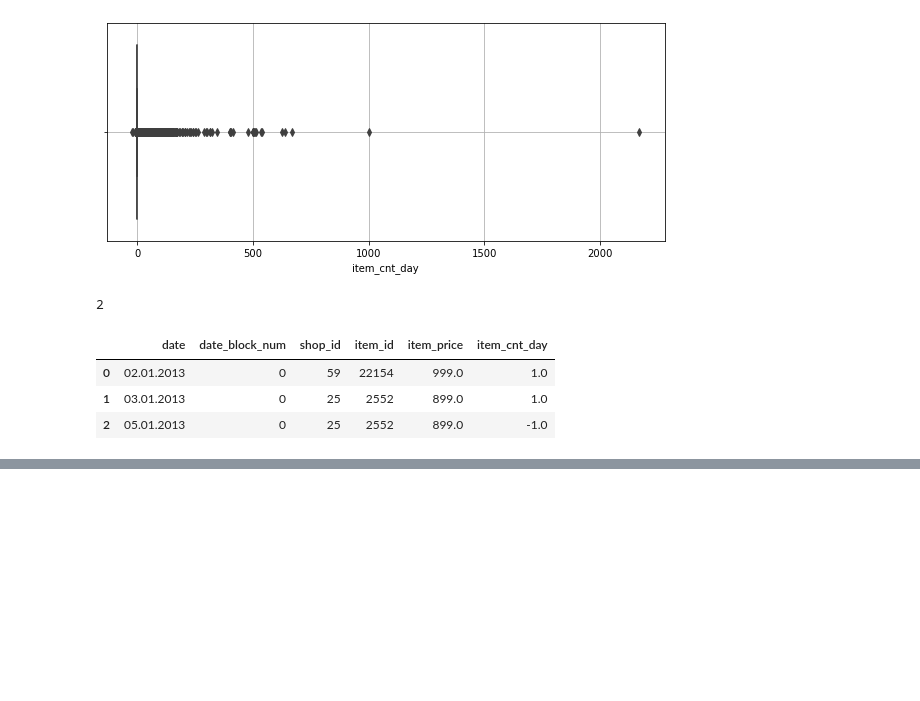
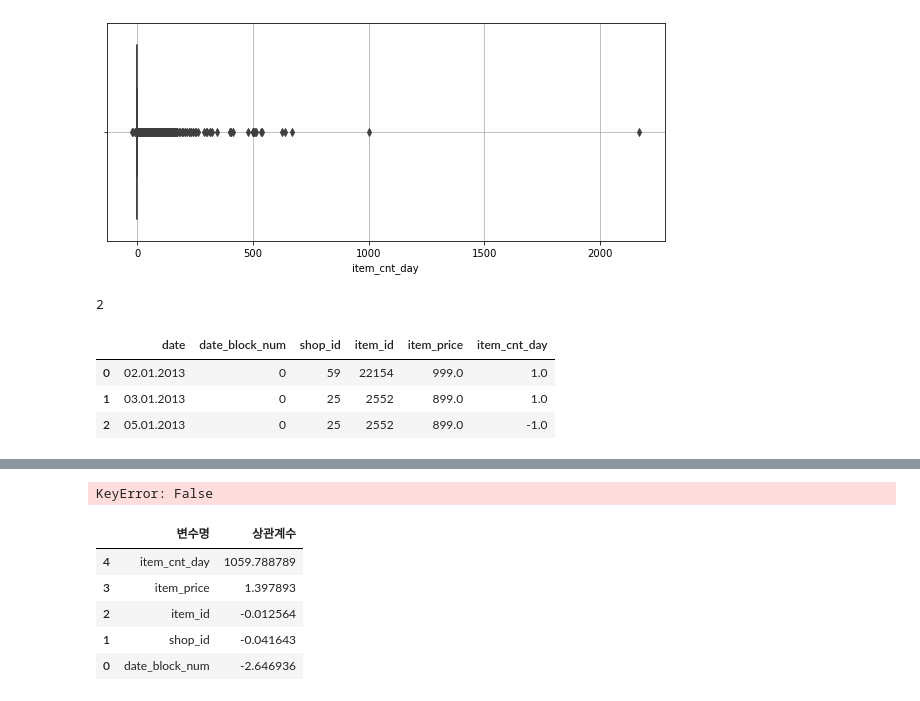
Before and after one commit to Jung110/kaggleteam, a Jupyter notebook: study/2022-07-05 멀티캠퍼스 3팀.ipynb, the cells around one changed output, grey strips where cells are left out. Cells and saved outputs as stored; diff of their text form; code cells hidden in the pictures; blank space fills up the shorter version.

```diff
--- a/study/2022-07-05 멀티캠퍼스 3팀.ipynb
+++ b/study/2022-07-05 멀티캠퍼스 3팀.ipynb
@@ -294,3 +286,13 @@ train.head(3)
 | 0 | 02.01.2013 | 0 | 59 | 22154 | 999.0 | 1.0 |
 | 1 | 03.01.2013 | 0 | 25 | 2552 | 899.0 | 1.0 |
 | 2 | 05.01.2013 | 0 | 25 | 2552 | 899.0 | -1.0 |
+# %%
+train['income_per_days'] = train['item_cnt_day'] * train['item_price']
+train['income_per_days'] = train['income_per_days']
+train["shop_id"] = train["shop_id"].replace({0: 57, 1: 58, 11: 10, 40: 39})
+
+from sklearn.preprocessing import LabelEncoder
+train.sort_values('date',inplace=True)
+le = LabelEncoder()
+train['date_seq'] = le.fit_transform(train['date'])
+le.inverse_transform(train['date_seq'] )
@@ -296,0 +314,42 @@ train.head(3)
+# %%
+pivot_for_train[pivot_for_train.index.names == 'date_block_num']
+# %% [output]
+KeyError: False
+# %%
+x = train.iloc[: ,1:-1 ]
+y = train.iloc[: ,-1 ]
+
+from sklearn.model_selection import train_test_split
+
+x_train , x_test , y_train , y_test   = \
+train_test_split (x , y  , test_size= 0.3  ,random_state=42)
+
+from sklearn.linear_model import LinearRegression
+model = LinearRegression()
+model.fit(x_train, y_train)
+
+model.score(x_test,y_test)
+
+price_list = model.predict(x_test)
+
+from sklearn.metrics import r2_score
+# 결정계수 (r_square) >> 모형의 설명력
+r2_score(y_test, price_list) # 실제값 예츠값
+
+model.coef_
+
+train.columns[1:-1]
+
+feature_importance_lr = pd.DataFrame(data=np.c_[train.columns[1:-1],
+                                                model.coef_],
+                                     columns=["변수명", "상관계수"])
+feature_importance_lr.sort_values("상관계수", ascending=False, inplace=True)
+
+feature_importance_lr
+# %% [output]
+|  | 변수명 | 상관계수 |
+| 4 | item_cnt_day | 1059.788789 |
+| 3 | item_price | 1.397893 |
+| 2 | item_id | -0.012564 |
+| 1 | shop_id | -0.041643 |
+| 0 | date_block_num | -2.646936 |
```
Also changed, not shown: parts of 10 cells of this notebook, 5 other files.
